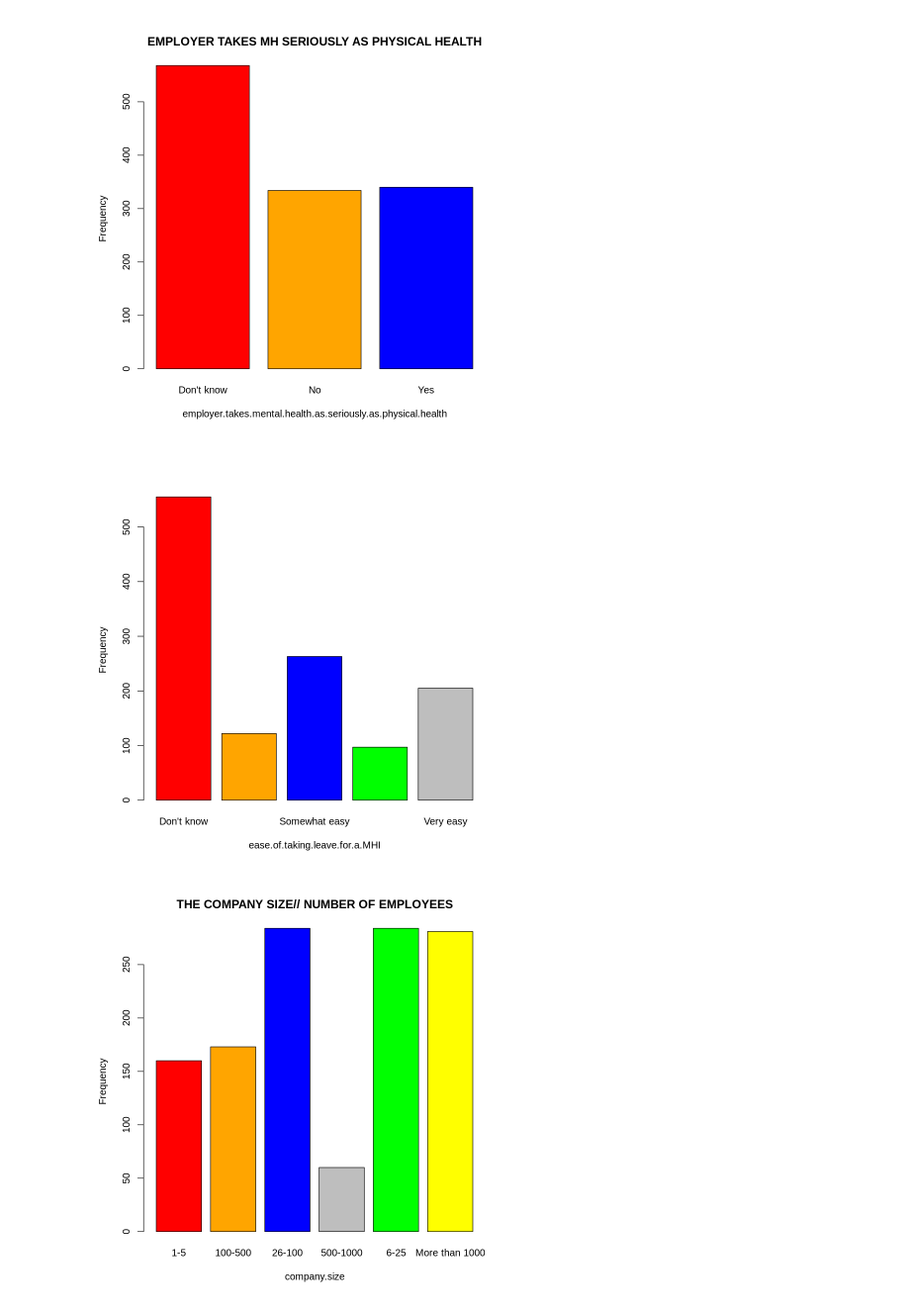
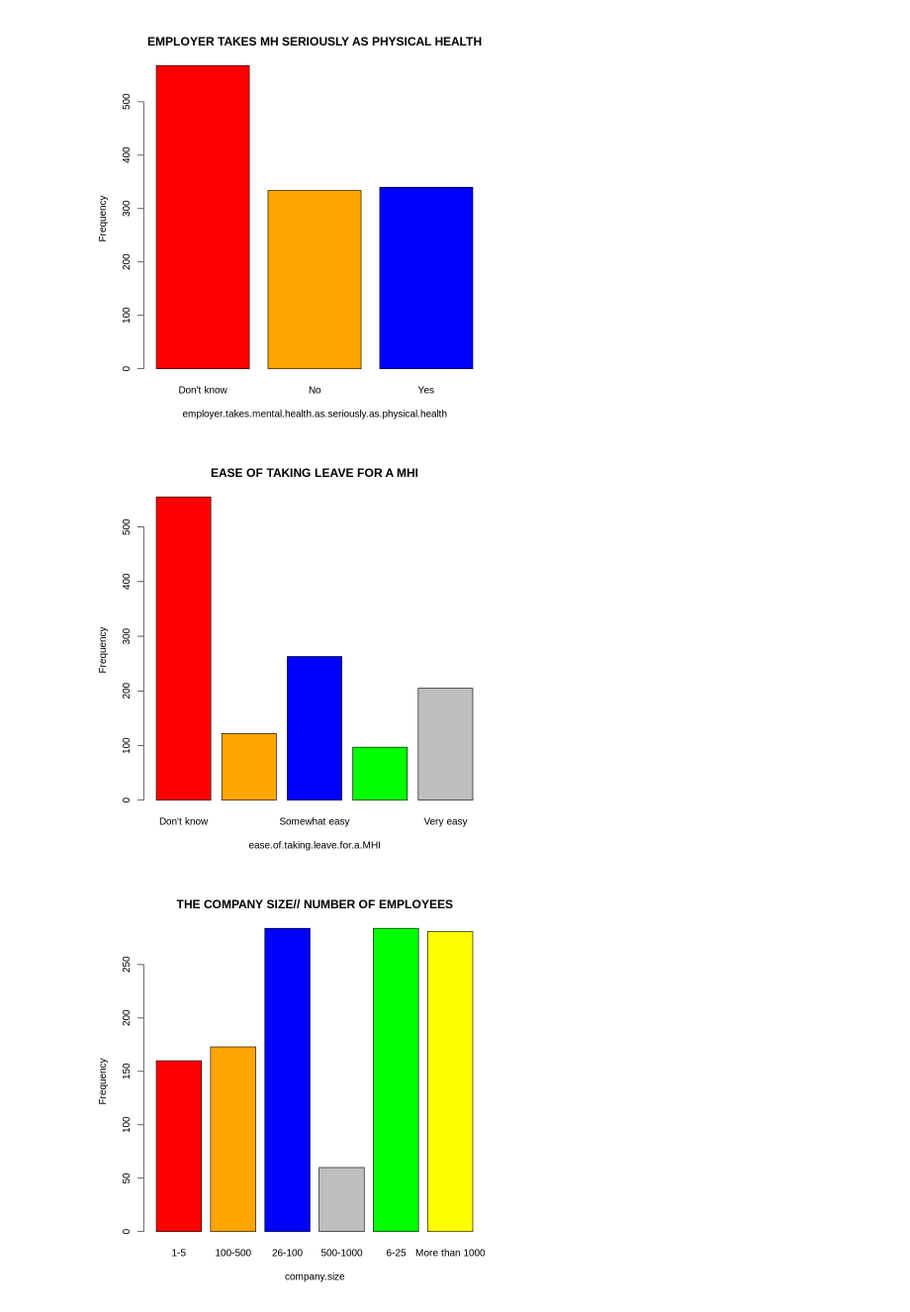
Before and after one commit to fmwashimba/MENTAL-HEALTH-IN-TECH, a Jupyter notebook: MENTAL_HEALTH_(R)_Latest.ipynb, the cells around one changed output. Shown at 99% size. Saved outputs shown, nothing was run; the diff lists cells and outputs as text; code cells hidden in the pictures.

```diff
--- a/MENTAL_HEALTH_(R)_Latest.ipynb
+++ b/MENTAL_HEALTH_(R)_Latest.ipynb
@@ -529,10 +561,10 @@ barplot(table(mentalh_clean$employer.takes.mental.health.as.seriously.as.physica
 # %%
 ##EASE OF TAKING LEAVE FOR A MHI
 colors <- c("red","orange","blue","green","grey")
-barplot(table(mentalh_clean$ease.of.taking.leave.for.a.MHI), xlab = "ease.of.taking.leave.for.a.MHI", ylab = "Frequency",col = colors)
+barplot(table(mentalh_clean$ease.of.taking.leave.for.a.MHI), xlab = "ease.of.taking.leave.for.a.MHI", ylab = "Frequency",col = colors,main ="EASE OF TAKING LEAVE FOR A MHI")
 # Majority of the employees do not know the procedure taking leave from work incase they have MH
 # %% [output]
-[figure, old version]
+[figure, new version]
 # %%
 ###THE COMPANY SIZE// NUMBER OF EMPLOYEES
 colors <- c("red","orange","blue","grey","green","yellow")
```
Also changed, not shown: parts of 8 cells of this notebook.
